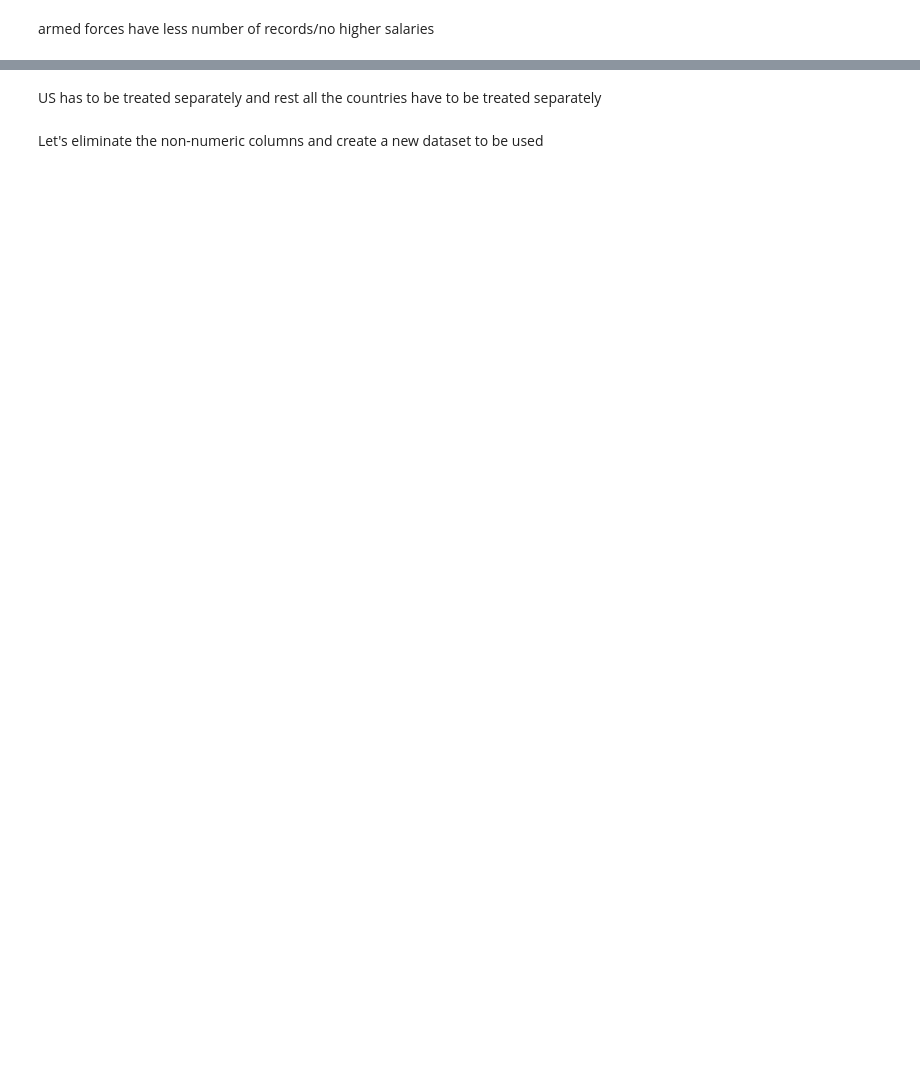
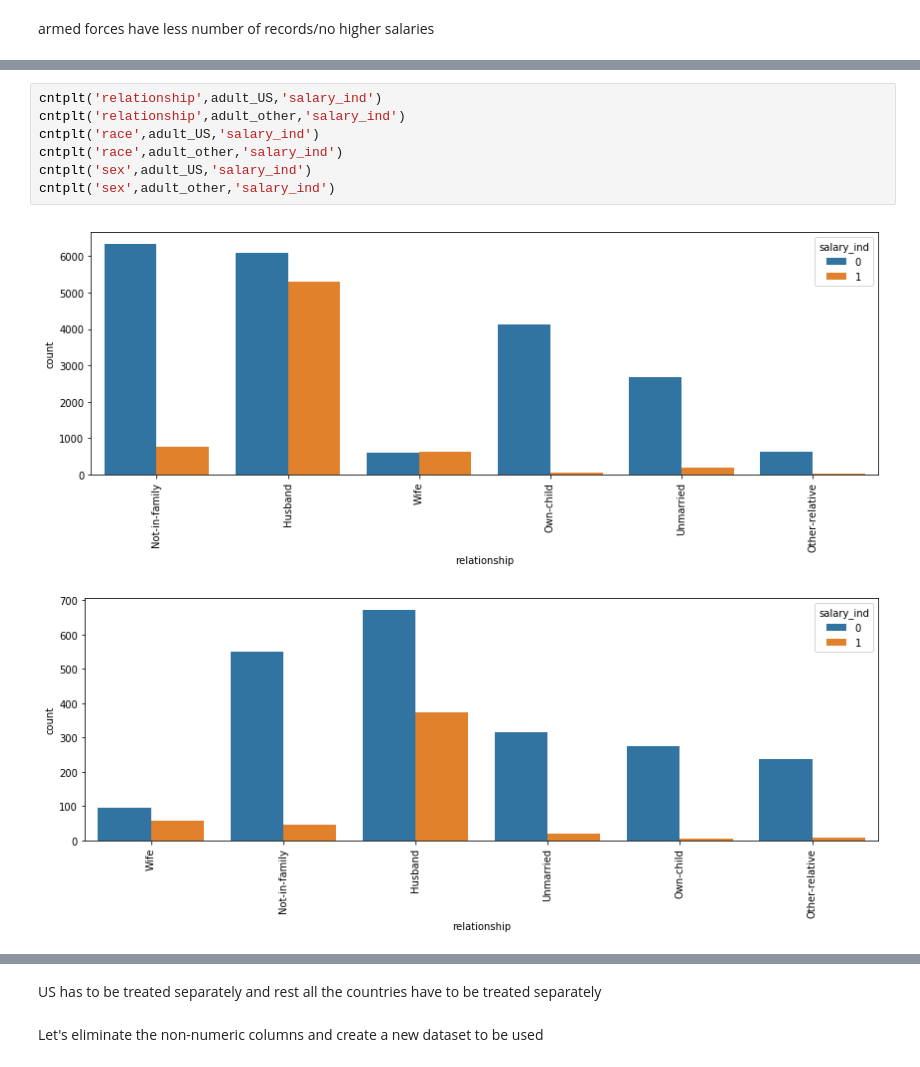
Before and after one commit to tpathanjali/ML, a Jupyter notebook: Classification_adult/Logistic_regression_adult.ipynb, the cells around one changed output, grey strips where cells are left out. Drawn from its saved outputs; the diff is of its cells as text; blank space fills up the shorter version.

```diff
--- a/Classification_adult/Logistic_regression_adult.ipynb
+++ b/Classification_adult/Logistic_regression_adult.ipynb
@@ -258,0 +223,10 @@ plt.show()
+# %%
+cntplt('relationship',adult_US,'salary_ind')
+cntplt('relationship',adult_other,'salary_ind')
+cntplt('race',adult_US,'salary_ind')
+cntplt('race',adult_other,'salary_ind')
+cntplt('sex',adult_US,'salary_ind')
+cntplt('sex',adult_other,'salary_ind')
+# %% [output]
+[figure, added]
+[figure, added]
```
Also changed, not shown: parts of 50 cells of this notebook.
